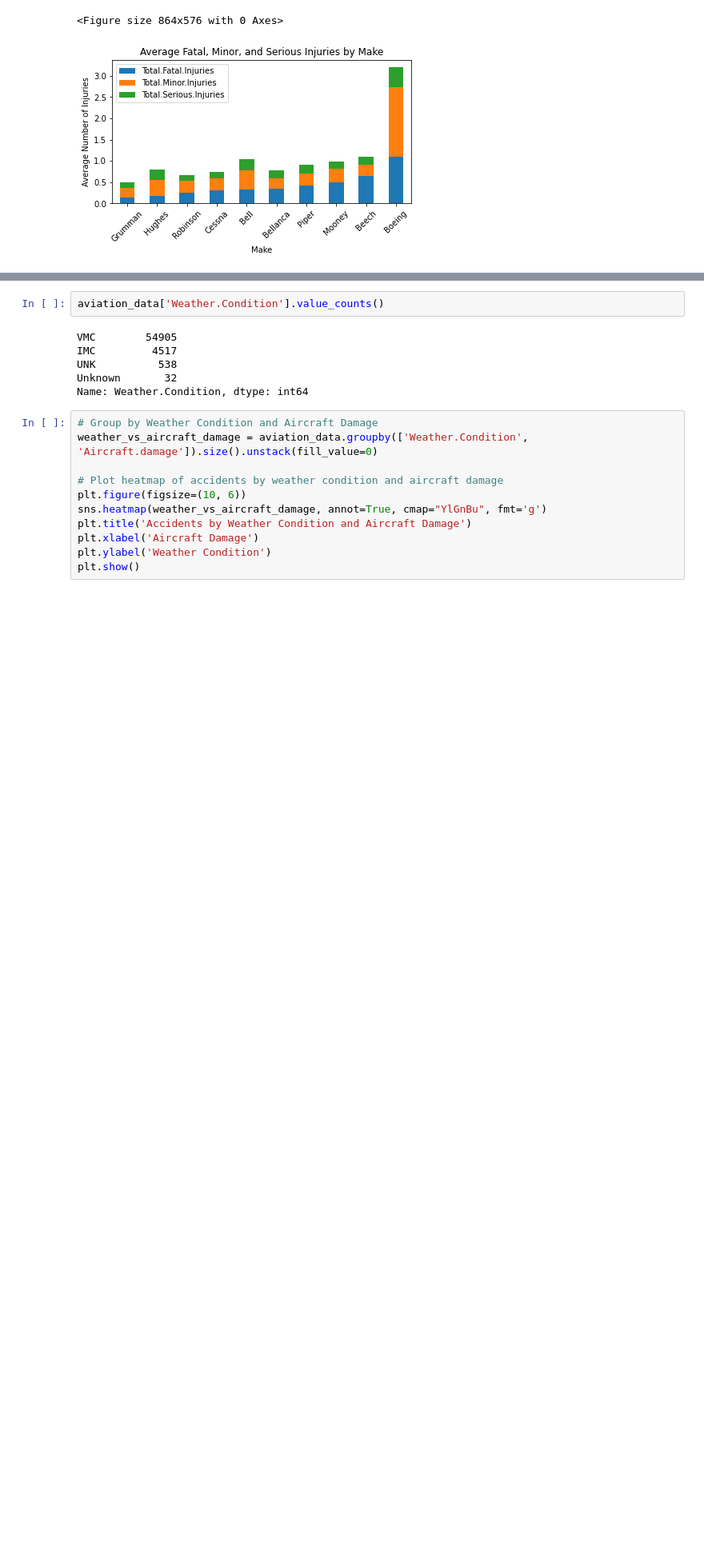
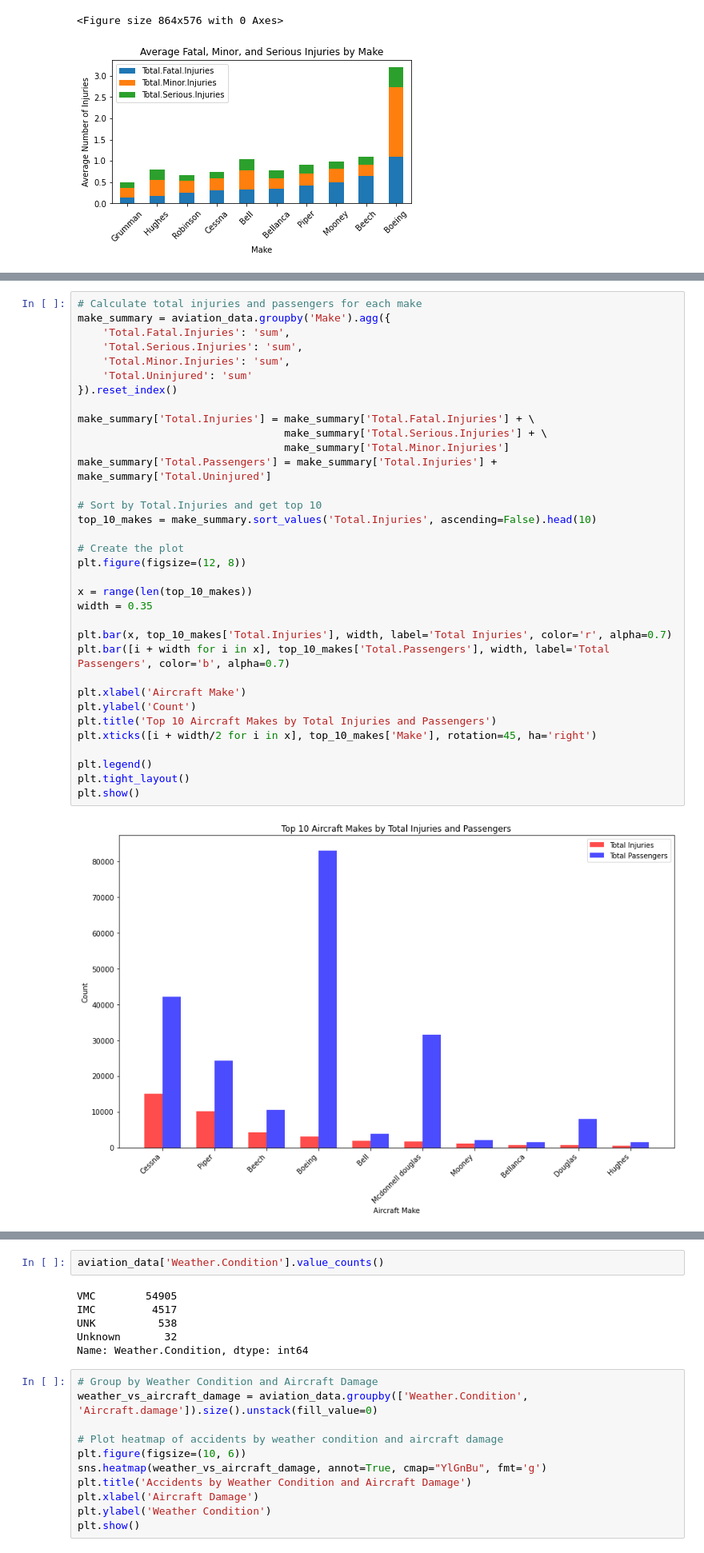
Before and after one commit to pianch/dsc-phase-1-project-v3, a Jupyter notebook: student.ipynb, the cells around one changed output, grey strips where cells are left out. Shown: that part at 80% size. Drawn from its saved outputs; the diff is of its cells as text; blank space fills up the shorter version.

```diff
--- a/student.ipynb
+++ b/student.ipynb
@@ -575,0 +597,36 @@ plt.show()
+# %%
+# Calculate total injuries and passengers for each make
+make_summary = aviation_data.groupby('Make').agg({
+    'Total.Fatal.Injuries': 'sum',
+    'Total.Serious.Injuries': 'sum',
+    'Total.Minor.Injuries': 'sum',
+    'Total.Uninjured': 'sum'
+}).reset_index()
+
+make_summary['Total.Injuries'] = make_summary['Total.Fatal.Injuries'] + \
+                                 make_summary['Total.Serious.Injuries'] + \
+                                 make_summary['Total.Minor.Injuries']
+make_summary['Total.Passengers'] = make_summary['Total.Injuries'] + make_summary['Total.Uninjured']
+
+# Sort by Total.Injuries and get top 10
+top_10_makes = make_summary.sort_values('Total.Injuries', ascending=False).head(10)
+
+# Create the plot
+plt.figure(figsize=(12, 8))
+
+x = range(len(top_10_makes))
+width = 0.35
+
+plt.bar(x, top_10_makes['Total.Injuries'], width, label='Total Injuries', color='r', alpha=0.7)
+plt.bar([i + width for i in x], top_10_makes['Total.Passengers'], width, label='Total Passengers', color='b', alpha=0.7)
+
+plt.xlabel('Aircraft Make')
+plt.ylabel('Count')
+plt.title('Top 10 Aircraft Makes by Total Injuries and Passengers')
+plt.xticks([i + width/2 for i in x], top_10_makes['Make'], rotation=45, ha='right')
+
+plt.legend()
+plt.tight_layout()
+plt.show()
+# %% [output]
+[figure, added]
```
Also changed, not shown: parts of 23 cells of this notebook, 1 other file.
